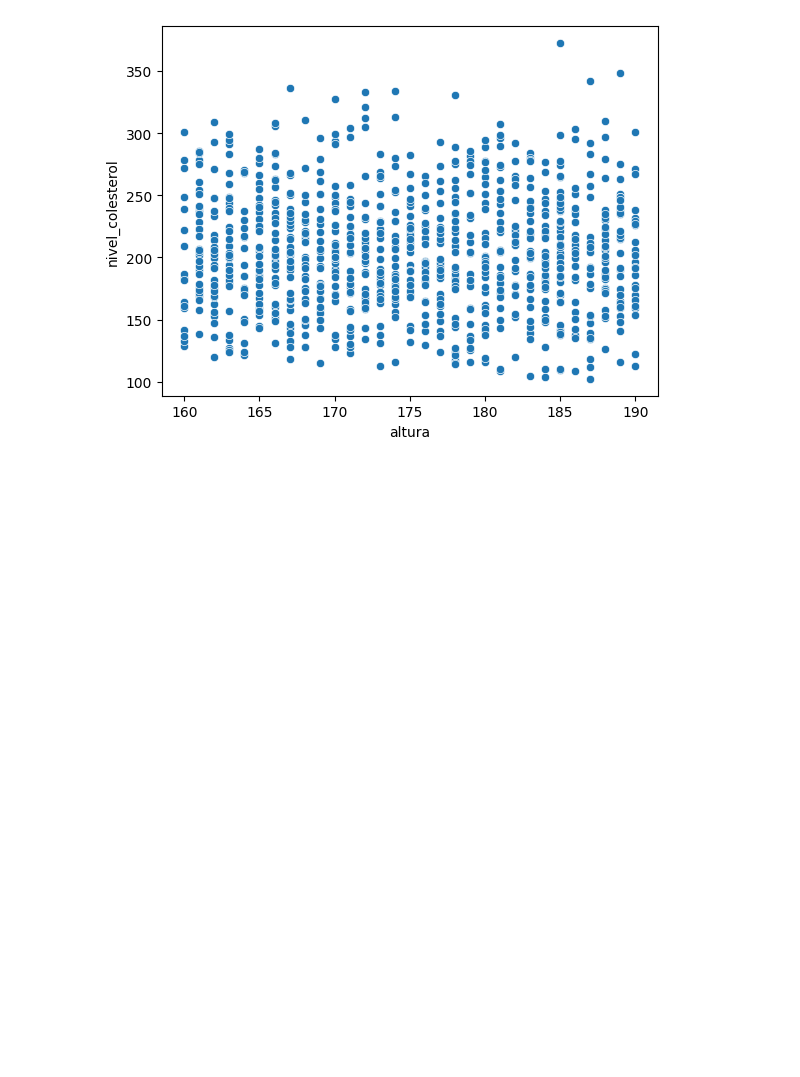
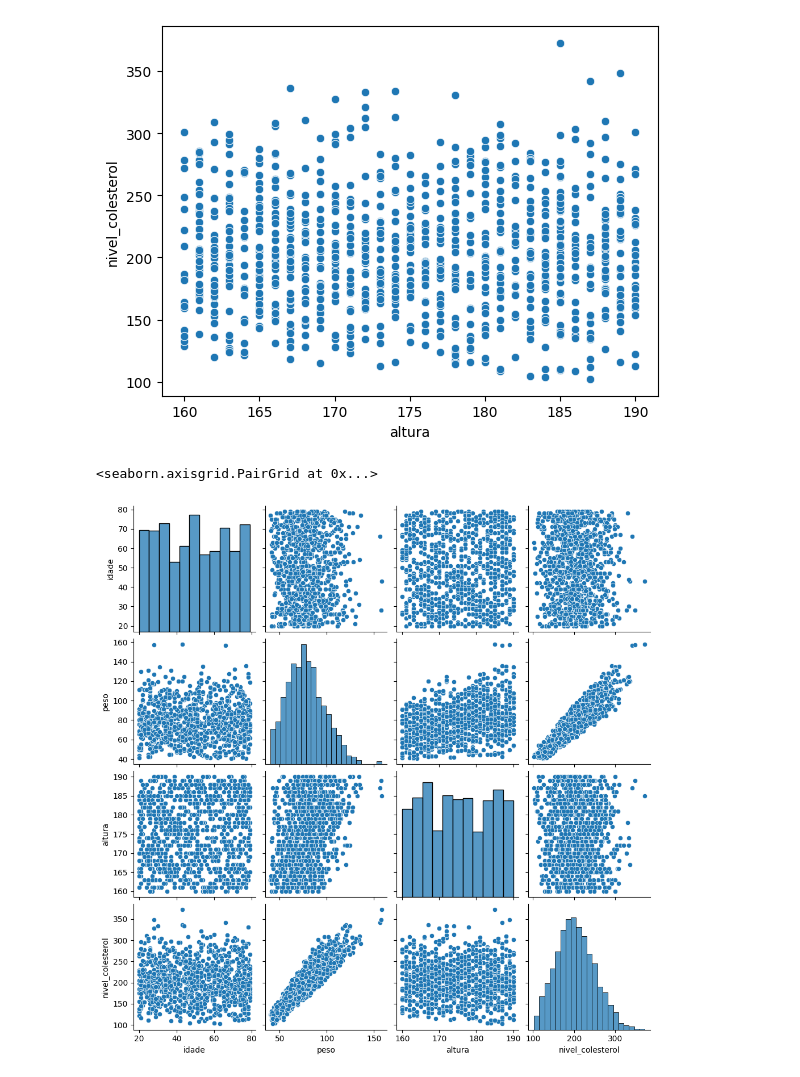
Before and after one commit to lucas5g/regressao-linear-multipla, a Jupyter notebook: aula.ipynb, the cells around one changed output. Saved outputs shown, nothing was run; the diff lists cells and outputs as text; code cells hidden in the pictures; blank space fills up the shorter version.

Commit message:
Análise Gráfica - Histogramas

```diff
--- a/aula.ipynb
+++ b/aula.ipynb
@@ -254,3 +254,8 @@ sns.scatterplot(data=df_colesterol_eda, x='altura', y='nivel_colesterol')
 # %% [output]
 <Axes: xlabel='altura', ylabel='nivel_colesterol'>
 [figure]
+# %%
+sns.pairplot(df_colesterol_eda)
+# %% [output]
+<seaborn.axisgrid.PairGrid at 0x...>
+[figure, added]
```
